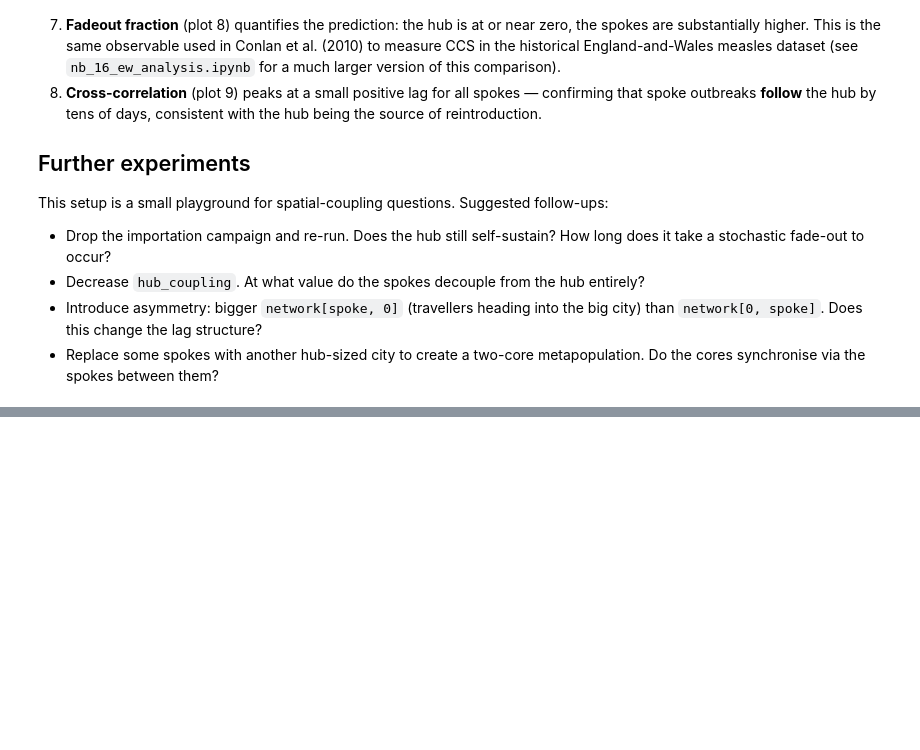
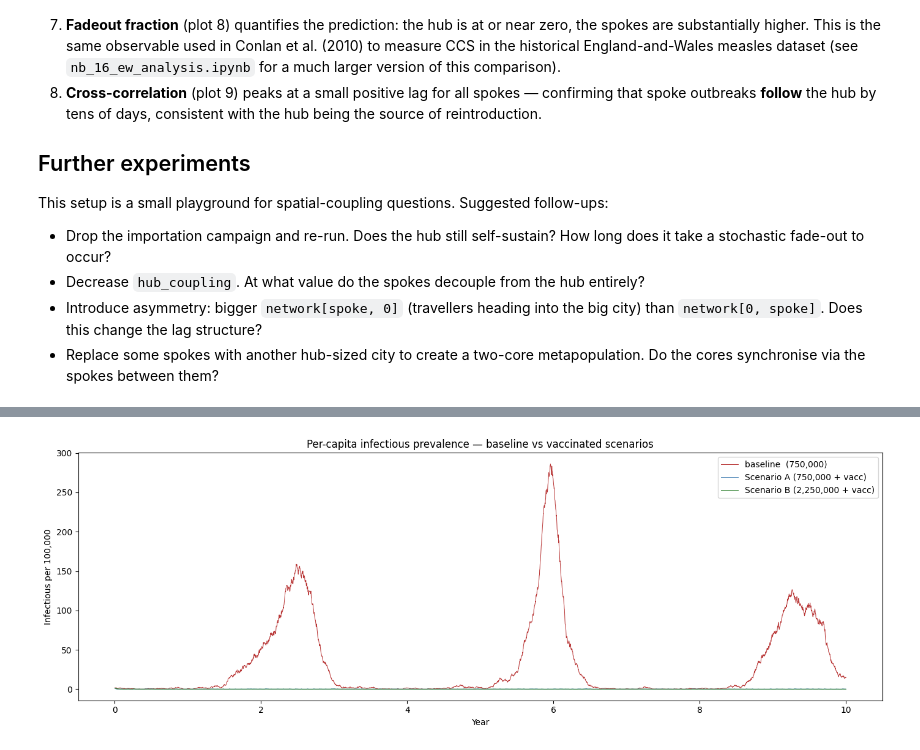
Before and after one commit to clorton/laser-cohorts, a Jupyter notebook: docs/notebooks/nb_17_campaign_example.ipynb, the cells around one changed output, grey strips where cells are left out. Saved outputs shown, nothing was run; the diff lists cells and outputs as text; code cells hidden in the pictures; blank space fills up the shorter version.

```diff
--- a/docs/notebooks/nb_17_campaign_example.ipynb
+++ b/docs/notebooks/nb_17_campaign_example.ipynb
@@ -616,0 +882,14 @@ This setup is a small playground for spatial-coupling questions.  Suggested foll
+# %%
+populations_3x = populations * 3
+schedule_B     = schedule_A   # exact same schedule structure (importation + vaccination)
+
+print("Scenario B populations:")
+for i, p in enumerate(populations_3x):
+    label = "hub" if i == 0 else f"spoke {i}"
+    print(f"  node {i}  ({label:<8s}):  N = {p:>9,}")
+print(f"  total population:        {populations_3x.sum():>9,}")
+
+model_B = build_and_run(populations_3x, schedule_B, hub_seed=30)
+
+print(f"\nTotal doses delivered in Scenario B: {model_B.nodes.new_vaccinations.sum():,}")
+print(f"Final V (per node): {model_B.states.V[-1].tolist()}")
@@ -616,0 +912,20 @@ This setup is a small playground for spatial-coupling questions.  Suggested foll
+# %%
+def per_capita_I(m, total_pop):
+    return m.states.I.sum(axis=1) / total_pop * 1e5   # per 100,000
+
+base_pc = per_capita_I(model,   populations.sum())
+A_pc    = per_capita_I(model_A, populations.sum())
+B_pc    = per_capita_I(model_B, populations_3x.sum())
+
+fig, ax = plt.subplots(figsize=(14, 5))
+ax.plot(t_years, base_pc, color="firebrick",  linewidth=0.7, alpha=0.9, label=f"baseline  ({populations.sum():,})")
+ax.plot(t_years, A_pc,    color="steelblue",  linewidth=0.7, alpha=0.9, label=f"Scenario A ({populations.sum():,} + vacc)")
+ax.plot(t_years, B_pc,    color="darkgreen",  linewidth=0.7, alpha=0.9, label=f"Scenario B ({populations_3x.sum():,} + vacc)")
+ax.set_xlabel("Year")
+ax.set_ylabel("Infectious per 100,000")
+ax.set_title("Per-capita infectious prevalence — baseline vs vaccinated scenarios")
+ax.legend(loc="upper right")
+plt.tight_layout()
+plt.show()
+# %% [output]
+[figure, added]
```
Also changed, not shown: parts of 18 cells of this notebook, 2 other files.
